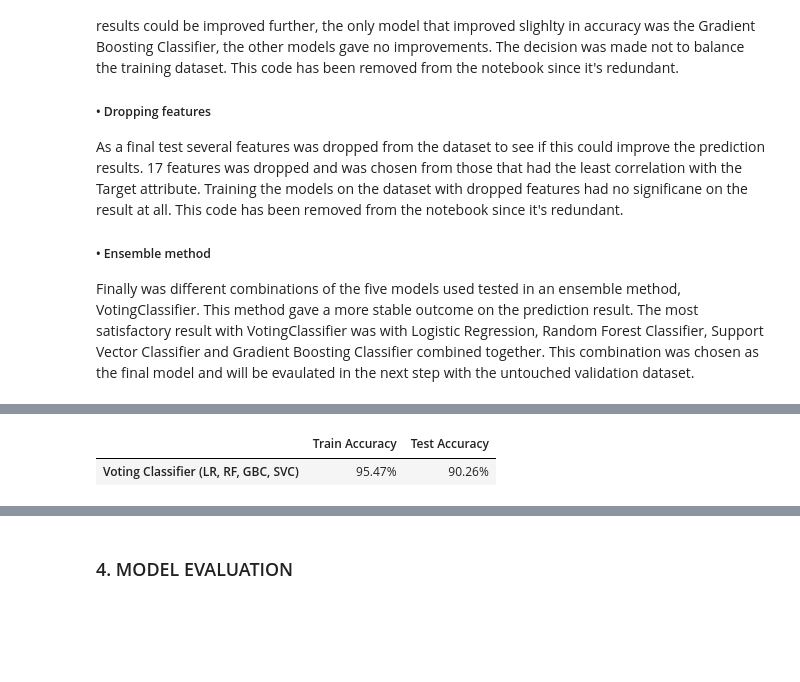
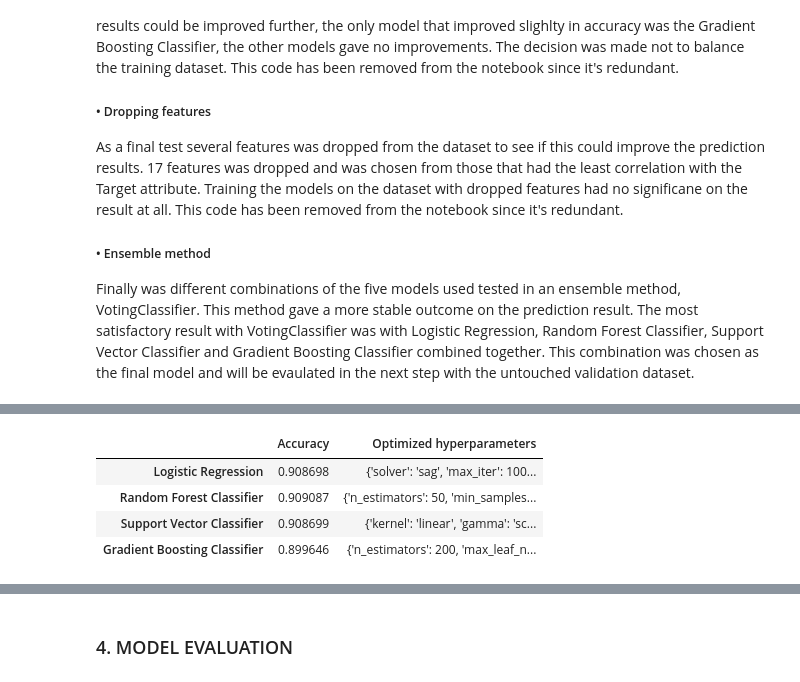
Before and after one commit to LLUhlin/data-science-project, a Jupyter notebook: student_final.ipynb, the cells around one changed output, grey strips where cells are left out. Drawn from its saved outputs; the diff is of its cells as text; code cells hidden in the pictures; blank space fills up the shorter version.

```diff
--- a/student_final.ipynb
+++ b/student_final.ipynb
@@ -372,2 +373,51 @@ display(result.style.format('{:.2%}'))
 # %%
-# OBS!!! Testing K-fold cross validation
+# OBS NY KOD SOM SKA LÄGGAS IN!!!!!
+# Hyperparameter Tuning with RandomizedSearchCV
+clf = {'Logistic Regression': LogisticRegression(),
+       'Random Forest Classifier': RandomForestClassifier(),
+       'Support Vector Classifier': SVC(),
+       'Gradient Boosting Classifier': GradientBoostingClassifier()}
+
+params_lr = {'C':[0.001, 0.01, 0.1, 1, 10, 100],
+             'solver':['lbfgs', 'saga', 'sag', 'liblinear'],
+             'max_iter':[1000]}
+
+params_rf = {'bootstrap': [True, False],
+             'max_depth': [1, 5, 10, 20, 30, 40, 50, 60, 70, 80, 90, 100, None],
+             'max_features': ['auto', 'sqrt', 'log2', None],
+             'min_samples_leaf': [1, 2, 4, 10, 30, 60],
+             'min_samples_split': [2, 5, 10],
+             'n_estimators': [10, 50, 100, 200, 500, 1000, 1500, 2000]}
+
+params_svc = {'kernel':['linear', 'poly', 'rbf'],
+              'C':[0.001, 0.01, 0.1, 1, 10, 100, 1000],
+              'gamma':['scale', 'auto', 0.1, 1, 10, 100],
+              'coef0':[0, 1]}
+
+
+params_gbc = {'n_estimators': [1, 2, 5, 10, 20, 50, 100, 200, 500],
+              'max_leaf_nodes': [2, 5, 10, 20, 50, 100],
+              'learning_rate': (0.01, 1)}
+
+# lda has no hyperparameters that you can set
+
+hyp_par_list = (params_lr, params_rf, params_svc, params_gbc)
+
+res_hyp_par = pd.DataFrame(columns = ['Accuracy', 'Optimized hyperparameters'])
+
+for i, (mdl, clf) in enumerate(clf.items()):
+    racv = RandomizedSearchCV(clf, hyp_par_list[i], n_jobs=-1, cv=5)
+    racv.fit(X_train_scaled, y_train)
+    acc_hp = racv.best_score_
+    opt_hp = str(racv.best_params_)
+    new_row = pd.DataFrame({'Accuracy':acc_hp, 'Optimized hyperparameters':opt_hp},
+                           index=[mdl])
+    res_hyp_par = pd.concat([res_hyp_par, new_row], axis=0)
+
+display(res_hyp_par)
+# %% [output]
+|  | Accuracy | Optimized hyperparameters |
+| Logistic Regression | 0.908698 | {'solver': 'sag', 'max_iter': 100... |
+| Random Forest Classifier | 0.909087 | {'n_estimators': 50, 'min_samples... |
+| Support Vector Classifier | 0.908699 | {'kernel': 'linear', 'gamma': 'sc... |
+| Gradient Boosting Classifier | 0.899646 | {'n_estimators': 200, 'max_leaf_n... |
@@ -377,27 +423,0 @@ display(result.style.format('{:.2%}'))
-# %%
-# Importing the ensemble method VotingClassifier
-from sklearn.ensemble import VotingClassifier
-
-#('lda', LinearDiscriminantAnalysis())
-
-# Create our ensemble of models with VotingClassifier
-ensemble = VotingClassifier(estimators=[('lr', LogisticRegression()),
-                                        ('gbc', GradientBoostingClassifier()),
-                                        ('rf', RandomForestClassifier()),
-                                        ('svc', SVC())],
-                            voting='hard',
-                            n_jobs=-1)
-
-# Fit model to the training dataset
-ensemble.fit(X_train_scaled, y_train)
-
-# Test our model on the test dataset
-acc_tr = ensemble.score(X_train_scaled, y_train)
-acc_te = ensemble.score(X_test_scaled, y_test)
-
-sum = pd.DataFrame({'Train Accuracy':[acc_tr], 'Test Accuracy':[acc_te]},
-                   index=['Voting Classifier (LR, RF, GBC, SVC)'])
-display(sum.style.format("{:.2%}"))
-# %% [output]
-|  | Train Accuracy | Test Accuracy |
-| Voting Classifier (LR, RF, GBC, SVC) | 95.47% | 90.26% |
```
Also changed, not shown: parts of 15 cells of this notebook, 1 other file.
